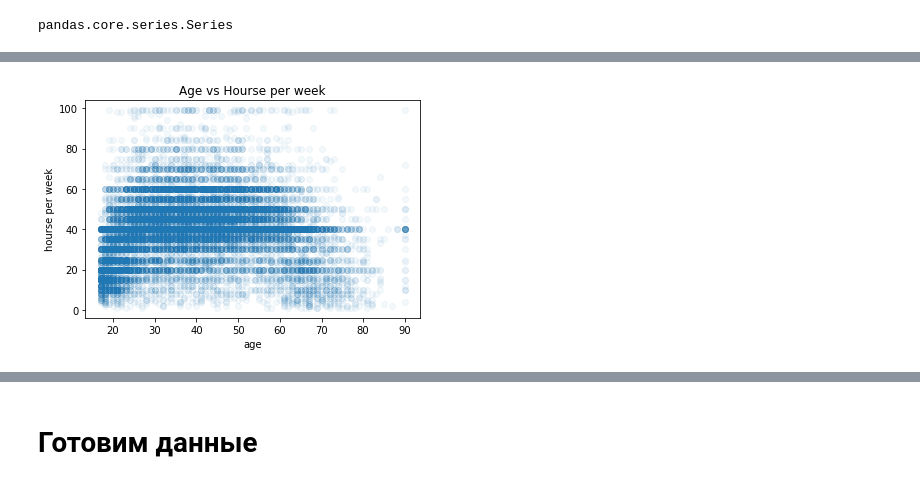
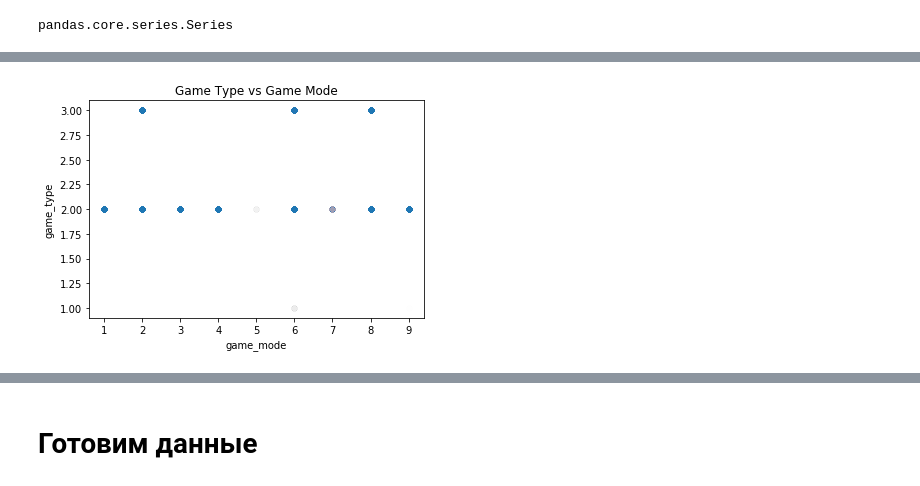
Before and after one commit to aigosh/ml, a Jupyter notebook: notebooks/Lab_1.ipynb, the cells around one changed output, grey strips where cells are left out. Cells and saved outputs as stored; diff of their text form; code cells hidden in the pictures.

```diff
--- a/notebooks/Lab_1.ipynb
+++ b/notebooks/Lab_1.ipynb
@@ -196,8 +221,8 @@ data.corr()
 # %%
-plt.plot(data['age'], data['hours-per-week'], 'o', alpha = 0.05)
-plt.xlabel('age')
-plt.ylabel('hourse per week')
-plt.title('Age vs Hourse per week')
+plt.plot(data['game_mode'], data['game_type'], 'o', alpha = 0.002)
+plt.xlabel('game_mode')
+plt.ylabel('game_type')
+plt.title('Game Type vs Game Mode')
 pass
 # %% [output]
-[figure, old version]
+[figure, new version]
```
Also changed, not shown: parts of 110 cells of this notebook.
